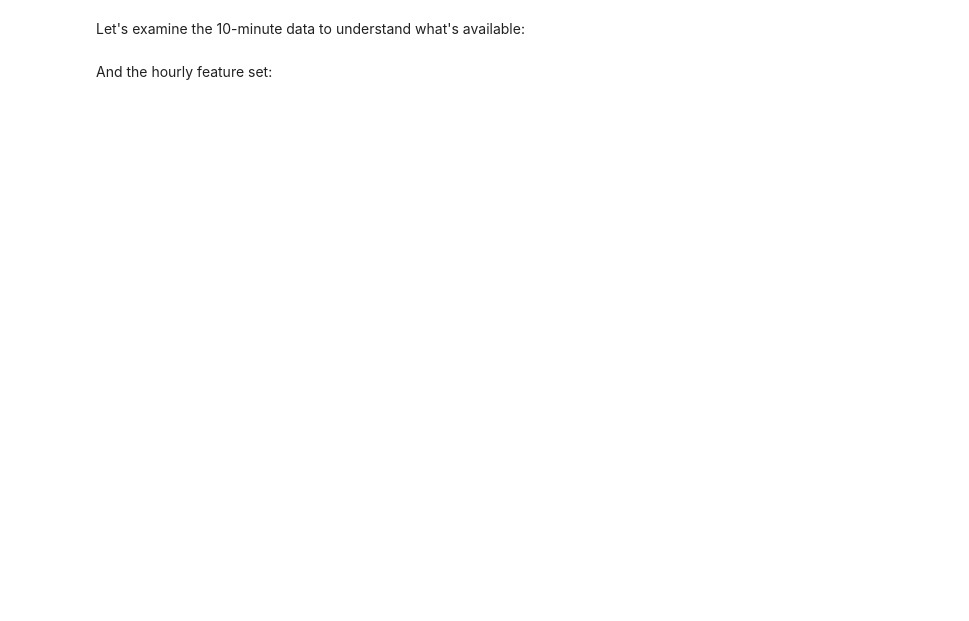
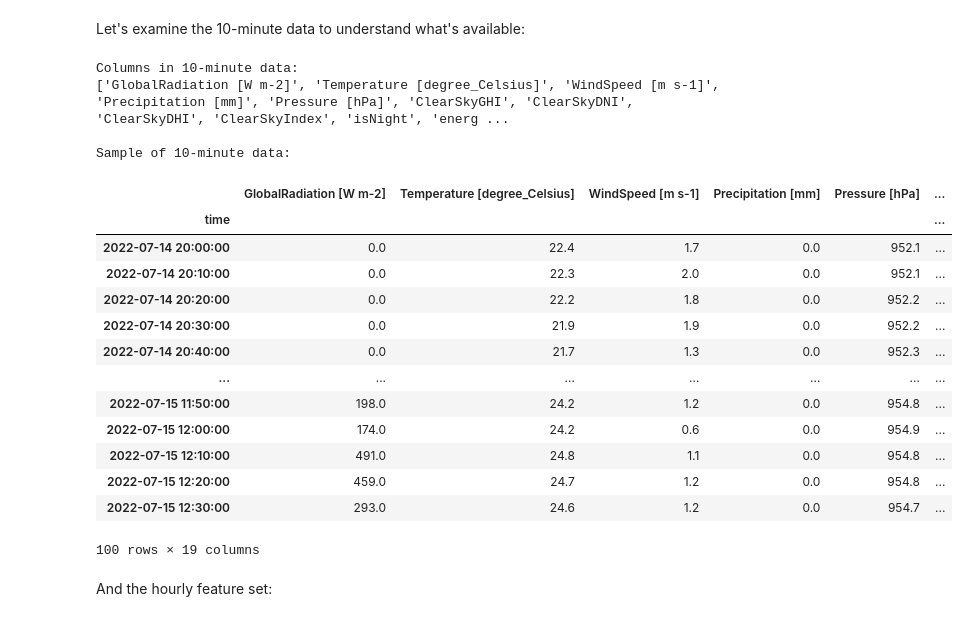
Before and after one commit to michaelmilogruen/pvforecast, a Jupyter notebook: feature_aggregation_explained.ipynb, the cells around one changed output. Saved outputs shown, nothing was run; the diff lists cells and outputs as text; code cells hidden in the pictures; blank space fills up the shorter version.

```diff
--- a/feature_aggregation_explained.ipynb
+++ b/feature_aggregation_explained.ipynb
@@ -61,11 +63,30 @@ Let's examine the 10-minute data to understand what's available:
 # %%
 # Display the columns and first few rows of the 10-minute data
 print("\nColumns in 10-minute data:")
 print(df_10min.columns.tolist())
 
 # Show first few rows
 print("\nSample of 10-minute data:")
-df_10min.head()
+df_10min.head(100)
+# %% [output]
+Columns in 10-minute data:
+['GlobalRadiation [W m-2]', 'Temperature [degree_Celsius]', 'WindSpeed [m s-1]', 'Precipitation [mm]', 'Pressure [hPa]', 'ClearSkyGHI', 'ClearSkyDNI', 'ClearSkyDHI', 'ClearSkyIndex', 'isNight', 'energ ...
+
+Sample of 10-minute data:
+|  | GlobalRadiation [W m-2] | Temperature [degree_Celsius] | WindSpeed [m s-1] | Precipitation [mm] | Pressure [hPa] | ... |
+| time |  |  |  |  |  | ... |
+| 2022-07-14 20:00:00 | 0.0 | 22.4 | 1.7 | 0.0 | 952.1 | ... |
+| 2022-07-14 20:10:00 | 0.0 | 22.3 | 2.0 | 0.0 | 952.1 | ... |
+| 2022-07-14 20:20:00 | 0.0 | 22.2 | 1.8 | 0.0 | 952.2 | ... |
+| 2022-07-14 20:30:00 | 0.0 | 21.9 | 1.9 | 0.0 | 952.2 | ... |
+| 2022-07-14 20:40:00 | 0.0 | 21.7 | 1.3 | 0.0 | 952.3 | ... |
+| ... | ... | ... | ... | ... | ... | ... |
+| 2022-07-15 11:50:00 | 198.0 | 24.2 | 1.2 | 0.0 | 954.8 | ... |
+| 2022-07-15 12:00:00 | 174.0 | 24.2 | 0.6 | 0.0 | 954.9 | ... |
+| 2022-07-15 12:10:00 | 491.0 | 24.8 | 1.1 | 0.0 | 954.8 | ... |
+| 2022-07-15 12:20:00 | 459.0 | 24.7 | 1.2 | 0.0 | 954.8 | ... |
+| 2022-07-15 12:30:00 | 293.0 | 24.6 | 1.2 | 0.0 | 954.7 | ... |
+100 rows × 19 columns
 # %% [markdown]
 And the hourly feature set:
 # %%
```
Also changed, not shown: parts of 11 cells of this notebook, 48 other files.
